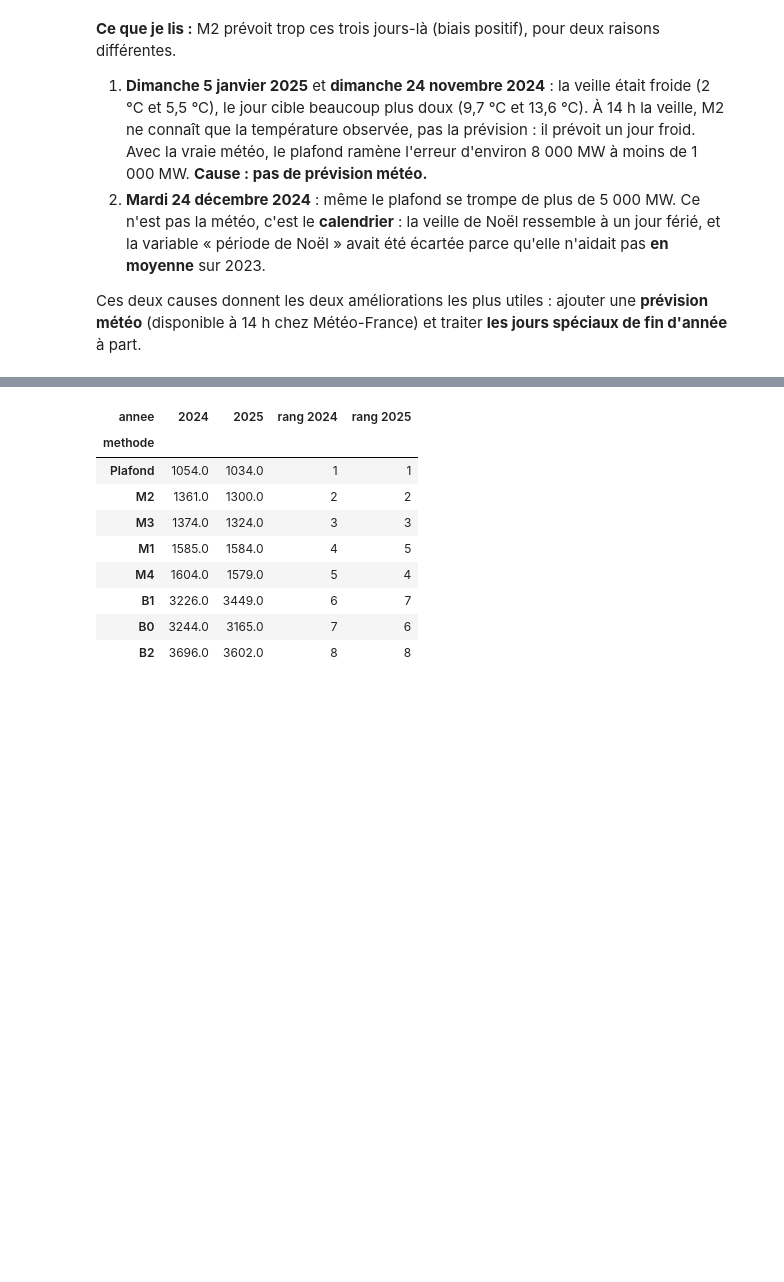
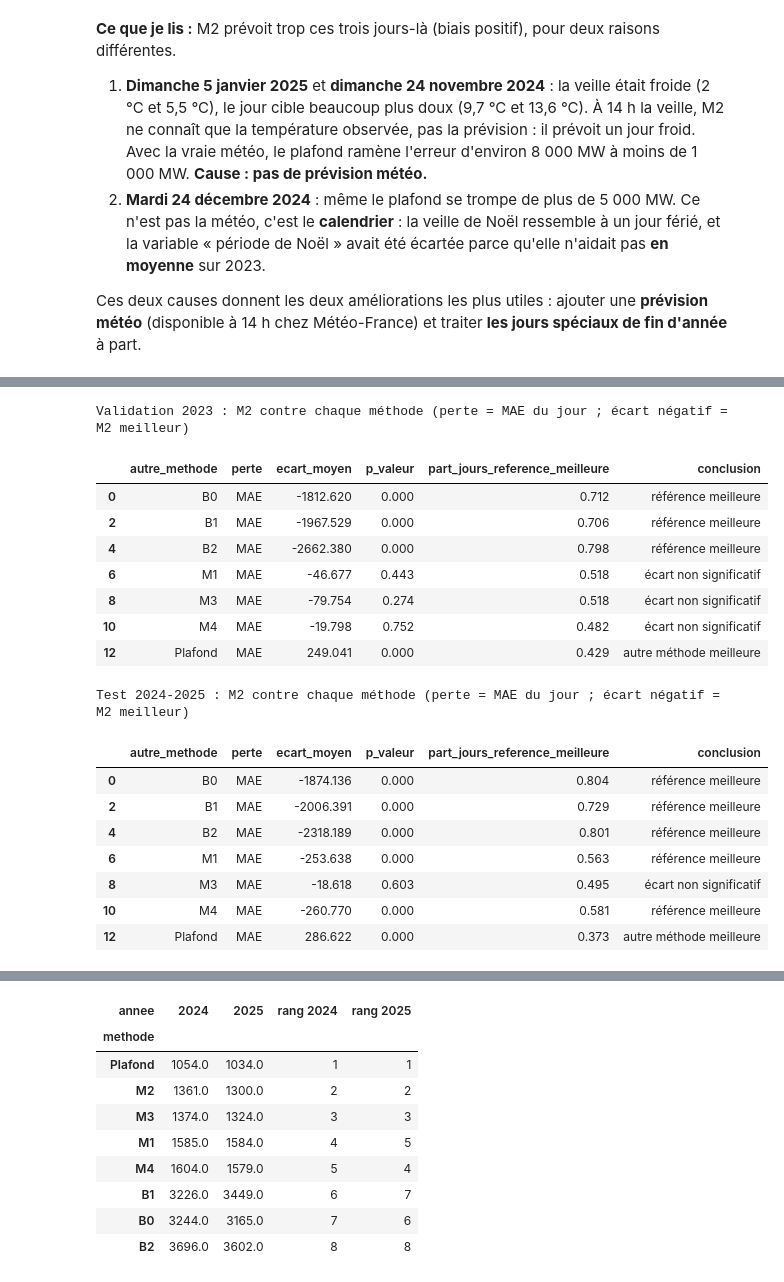
Before and after one commit to MarteOued/Projet-series-temporelles, a Jupyter notebook: notebooks/04_resultats_modeles.ipynb, the cells around one changed output, grey strips where cells are left out. Saved outputs shown, nothing was run; the diff lists cells and outputs as text; code cells hidden in the pictures; blank space fills up the shorter version.

```diff
--- a/notebooks/04_resultats_modeles.ipynb
+++ b/notebooks/04_resultats_modeles.ipynb
@@ -434,0 +478,26 @@ Je compare les deux années du test, chacune sur ses jours communs.
+# %%
+colonnes = ["autre_methode", "perte", "ecart_moyen", "p_valeur", "part_jours_reference_meilleure", "conclusion"]
+for nom, titre in [("significativite_2023", "Validation 2023"), ("significativite_2024_2025", "Test 2024-2025")]:
+    t = lire(nom)
+    t = t[t["perte"] == "MAE"][colonnes].assign(autre_methode=lambda d: d["autre_methode"].map(COURT))
+    print(f"{titre} : M2 contre chaque méthode (perte = MAE du jour ; écart négatif = M2 meilleur)")
+    display(t.round(3))
+# %% [output]
+Validation 2023 : M2 contre chaque méthode (perte = MAE du jour ; écart négatif = M2 meilleur)
+|  | autre_methode | perte | ecart_moyen | p_valeur | part_jours_reference_meilleure | conclusion |
+| 0 | B0 | MAE | -1812.620 | 0.000 | 0.712 | référence meilleure |
+| 2 | B1 | MAE | -1967.529 | 0.000 | 0.706 | référence meilleure |
+| 4 | B2 | MAE | -2662.380 | 0.000 | 0.798 | référence meilleure |
+| 6 | M1 | MAE | -46.677 | 0.443 | 0.518 | écart non significatif |
+| 8 | M3 | MAE | -79.754 | 0.274 | 0.518 | écart non significatif |
+| 10 | M4 | MAE | -19.798 | 0.752 | 0.482 | écart non significatif |
+| 12 | Plafond | MAE | 249.041 | 0.000 | 0.429 | autre méthode meilleure |
+Test 2024-2025 : M2 contre chaque méthode (perte = MAE du jour ; écart négatif = M2 meilleur)
+|  | autre_methode | perte | ecart_moyen | p_valeur | part_jours_reference_meilleure | conclusion |
+| 0 | B0 | MAE | -1874.136 | 0.000 | 0.804 | référence meilleure |
+| 2 | B1 | MAE | -2006.391 | 0.000 | 0.729 | référence meilleure |
+| 4 | B2 | MAE | -2318.189 | 0.000 | 0.801 | référence meilleure |
+| 6 | M1 | MAE | -253.638 | 0.000 | 0.563 | référence meilleure |
+| 8 | M3 | MAE | -18.618 | 0.603 | 0.495 | écart non significatif |
+| 10 | M4 | MAE | -260.770 | 0.000 | 0.581 | référence meilleure |
+| 12 | Plafond | MAE | 286.622 | 0.000 | 0.373 | autre méthode meilleure |
```
Also changed, not shown: parts of 13 cells of this notebook, 11 other files.
